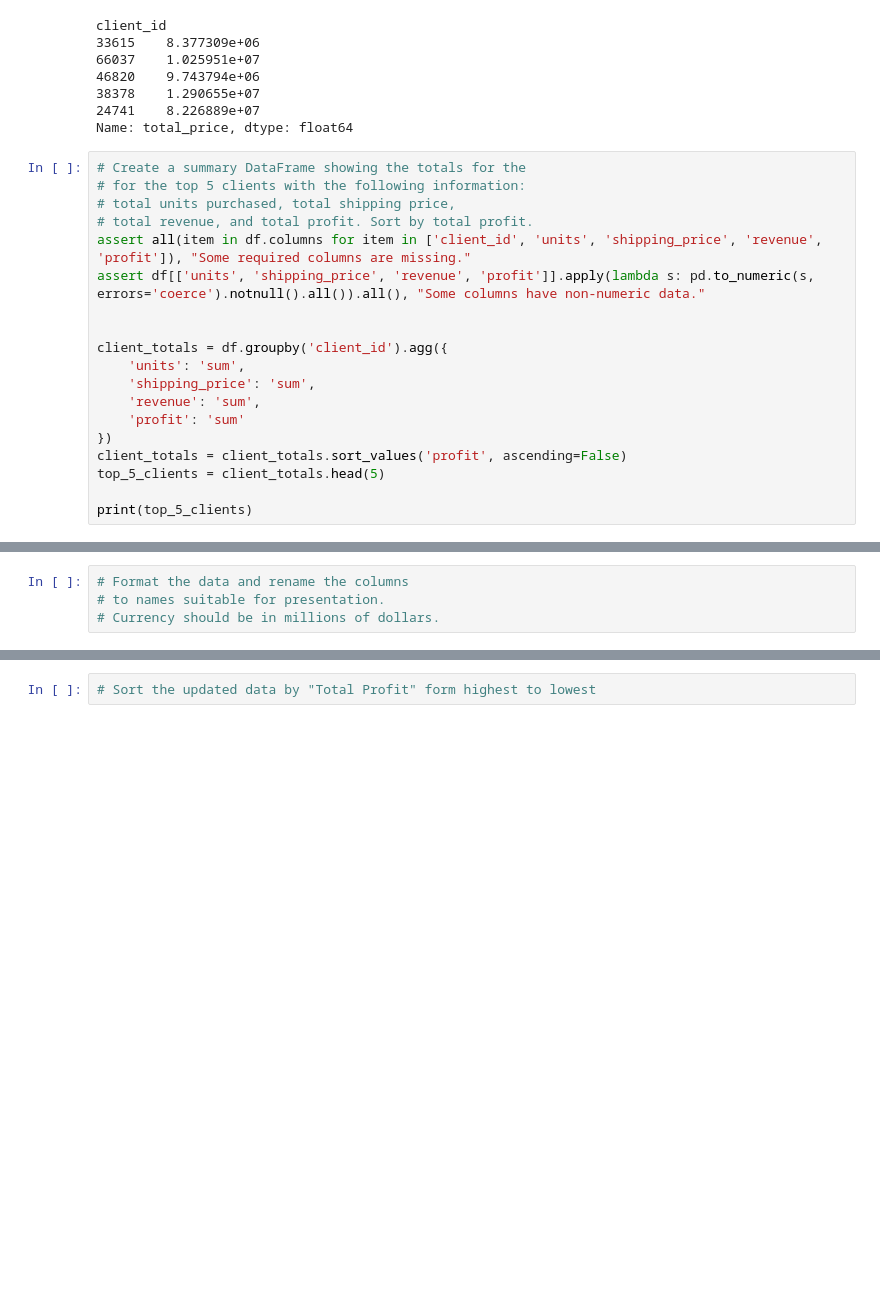
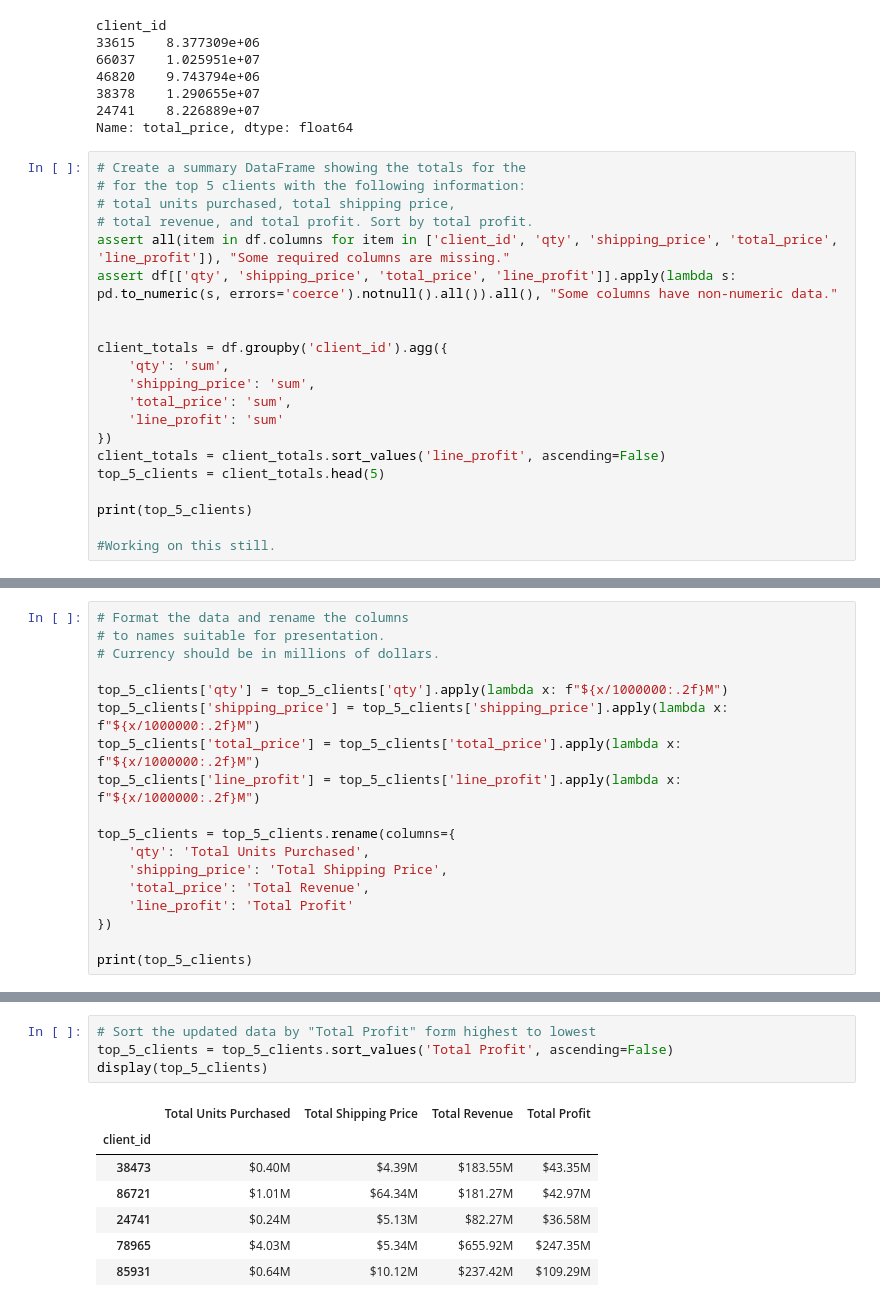
Before and after one commit to Buford4/pandas-challenge-1, a Jupyter notebook: module_4_challenge.ipynb, the cells around one changed output, grey strips where cells are left out. Drawn from its saved outputs; the diff is of its cells as text; blank space fills up the shorter version.

```diff
--- a/module_4_challenge.ipynb
+++ b/module_4_challenge.ipynb
@@ -235,18 +235,20 @@ Name: total_price, dtype: float64
 # for the top 5 clients with the following information:
 # total units purchased, total shipping price,
 # total revenue, and total profit. Sort by total profit.
-assert all(item in df.columns for item in ['client_id', 'units', 'shipping_price', 'revenue', 'profit']), "Some required columns are missing."
-assert df[['units', 'shipping_price', 'revenue', 'profit']].apply(lambda s: pd.to_numeric(s, errors='coerce').notnull().all()).all(), "Some columns have non-numeric data."
+assert all(item in df.columns for item in ['client_id', 'qty', 'shipping_price', 'total_price', 'line_profit']), "Some required columns are missing."
+assert df[['qty', 'shipping_price', 'total_price', 'line_profit']].apply(lambda s: pd.to_numeric(s, errors='coerce').notnull().all()).all(), "Some columns have non-numeric data."
 
 
 client_totals = df.groupby('client_id').agg({
-    'units': 'sum',
+    'qty': 'sum',
     'shipping_price': 'sum',
-    'revenue': 'sum',
-    'profit': 'sum'
+    'total_price': 'sum',
+    'line_profit': 'sum'
 })
-client_totals = client_totals.sort_values('profit', ascending=False)
+client_totals = client_totals.sort_values('line_profit', ascending=False)
 top_5_clients = client_totals.head(5)
 
 print(top_5_clients)
+
+#Working on this still.
 # %% [output]
@@ -255,3 +263,17 @@ AssertionError: Some required columns are missing.
 # Format the data and rename the columns
 # to names suitable for presentation.
 # Currency should be in millions of dollars.
+
+top_5_clients['qty'] = top_5_clients['qty'].apply(lambda x: f"${x/1000000:.2f}M")
+top_5_clients['shipping_price'] = top_5_clients['shipping_price'].apply(lambda x: f"${x/1000000:.2f}M")
+top_5_clients['total_price'] = top_5_clients['total_price'].apply(lambda x: f"${x/1000000:.2f}M")
+top_5_clients['line_profit'] = top_5_clients['line_profit'].apply(lambda x: f"${x/1000000:.2f}M")
+
+top_5_clients = top_5_clients.rename(columns={
+    'qty': 'Total Units Purchased',
+    'shipping_price': 'Total Shipping Price',
+    'total_price': 'Total Revenue',
+    'line_profit': 'Total Profit'
+})
+
+print(top_5_clients)
@@ -258,2 +316,12 @@ AssertionError: Some required columns are missing.
 # %%
 # Sort the updated data by "Total Profit" form highest to lowest
+top_5_clients = top_5_clients.sort_values('Total Profit', ascending=False)
+display(top_5_clients)
+# %% [output]
+|  | Total Units Purchased | Total Shipping Price | Total Revenue | Total Profit |
+| client_id |  |  |  |  |
+| 38473 | $0.40M | $4.39M | $183.55M | $43.35M |
+| 86721 | $1.01M | $64.34M | $181.27M | $42.97M |
+| 24741 | $0.24M | $5.13M | $82.27M | $36.58M |
+| 78965 | $4.03M | $5.34M | $655.92M | $247.35M |
+| 85931 | $0.64M | $10.12M | $237.42M | $109.29M |
```
Also changed, not shown: parts of 3 cells of this notebook.
